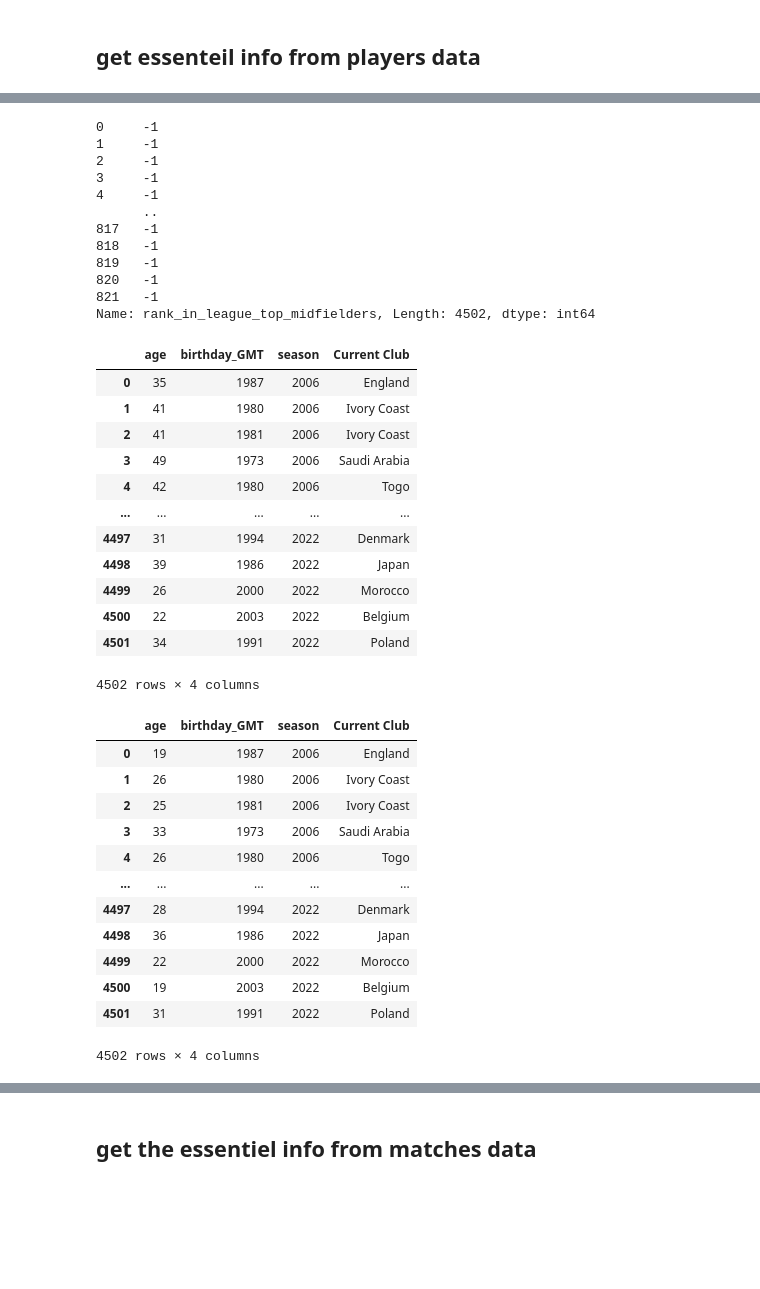
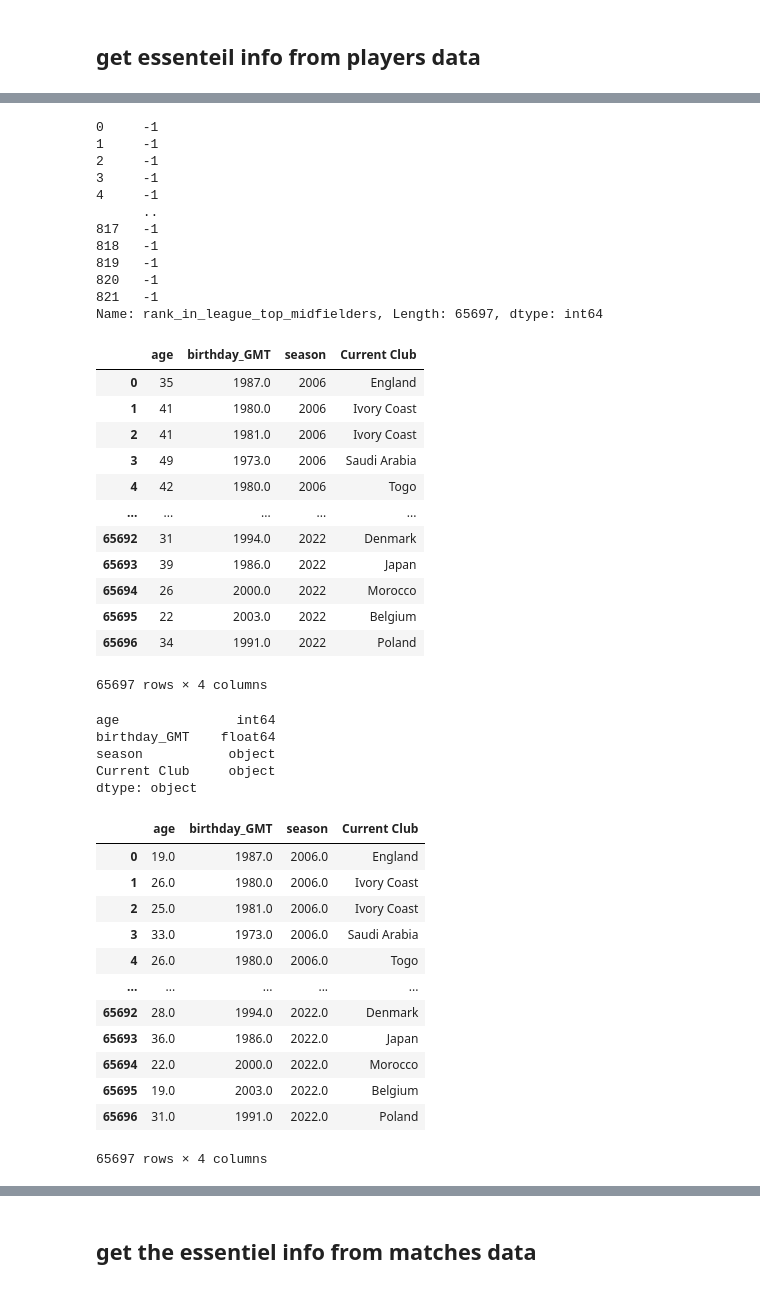
Before and after one commit to yacinemebarki/world_cup_2026_live_prediction, a Jupyter notebook: model_dataExploration/model.ipynb, the cells around one changed output, grey strips where cells are left out. Saved outputs shown, nothing was run; the diff lists cells and outputs as text; code cells hidden in the pictures; blank space fills up the shorter version.

```diff
--- a/model_dataExploration/model.ipynb
+++ b/model_dataExploration/model.ipynb
@@ -88,2 +74,4 @@ print(get_birthyear("1991/05/05"))
 # %%
-players["birthday_GMT"]=players["birthday_GMT"].apply(get_birthyear)
+players["birthday_GMT"]=pd.to_datetime(players["birthday_GMT"],errors="coerce")
+players["birthday_GMT"]=players["birthday_GMT"].dt.year
+players
@@ -168,7 +170,7 @@ players["rank_in_league_top_midfielders"]
 819   -1
 820   -1
 821   -1
-Name: rank_in_league_top_midfielders, Length: 4502, dtype: int64
+Name: rank_in_league_top_midfielders, Length: 65697, dtype: int64
 # %%
 players=players[["age","birthday_GMT","season","Current Club"]]
 players=players.reset_index()
@@ -177,35 +179,44 @@ players=players.drop(columns=["index"])
 players
 # %% [output]
 |  | age | birthday_GMT | season | Current Club |
-| 0 | 35 | 1987 | 2006 | England |
-| 1 | 41 | 1980 | 2006 | Ivory Coast |
-| 2 | 41 | 1981 | 2006 | Ivory Coast |
-| 3 | 49 | 1973 | 2006 | Saudi Arabia |
-| 4 | 42 | 1980 | 2006 | Togo |
+| 0 | 35 | 1987.0 | 2006 | England |
+| 1 | 41 | 1980.0 | 2006 | Ivory Coast |
+| 2 | 41 | 1981.0 | 2006 | Ivory Coast |
+| 3 | 49 | 1973.0 | 2006 | Saudi Arabia |
+| 4 | 42 | 1980.0 | 2006 | Togo |
 | ... | ... | ... | ... | ... |
-| 4497 | 31 | 1994 | 2022 | Denmark |
-| 4498 | 39 | 1986 | 2022 | Japan |
-| 4499 | 26 | 2000 | 2022 | Morocco |
-| 4500 | 22 | 2003 | 2022 | Belgium |
-| 4501 | 34 | 1991 | 2022 | Poland |
+| 65692 | 31 | 1994.0 | 2022 | Denmark |
+| 65693 | 39 | 1986.0 | 2022 | Japan |
+| 65694 | 26 | 2000.0 | 2022 | Morocco |
+| 65695 | 22 | 2003.0 | 2022 | Belgium |
+| 65696 | 34 | 1991.0 | 2022 | Poland |
-4502 rows × 4 columns
+65697 rows × 4 columns
+# %%
+print(players.dtypes)
+# %% [output]
+age               int64
+birthday_GMT    float64
+season           object
+Current Club     object
+dtype: object
 # %%
+players["season"]=pd.to_numeric(players["season"], errors="coerce")
 players["age"]=players.apply(lambda row:(row["season"]-row["birthday_GMT"]),axis=1)
 players
 # %% [output]
 |  | age | birthday_GMT | season | Current Club |
-| 0 | 19 | 1987 | 2006 | England |
-| 1 | 26 | 1980 | 2006 | Ivory Coast |
-| 2 | 25 | 1981 | 2006 | Ivory Coast |
-| 3 | 33 | 1973 | 2006 | Saudi Arabia |
-| 4 | 26 | 1980 | 2006 | Togo |
+| 0 | 19.0 | 1987.0 | 2006.0 | England |
+| 1 | 26.0 | 1980.0 | 2006.0 | Ivory Coast |
+| 2 | 25.0 | 1981.0 | 2006.0 | Ivory Coast |
+| 3 | 33.0 | 1973.0 | 2006.0 | Saudi Arabia |
+| 4 | 26.0 | 1980.0 | 2006.0 | Togo |
 | ... | ... | ... | ... | ... |
-| 4497 | 28 | 1994 | 2022 | Denmark |
-| 4498 | 36 | 1986 | 2022 | Japan |
-| 4499 | 22 | 2000 | 2022 | Morocco |
-| 4500 | 19 | 2003 | 2022 | Belgium |
-| 4501 | 31 | 1991 | 2022 | Poland |
+| 65692 | 28.0 | 1994.0 | 2022.0 | Denmark |
+| 65693 | 36.0 | 1986.0 | 2022.0 | Japan |
+| 65694 | 22.0 | 2000.0 | 2022.0 | Morocco |
+| 65695 | 19.0 | 2003.0 | 2022.0 | Belgium |
+| 65696 | 31.0 | 1991.0 | 2022.0 | Poland |
-4502 rows × 4 columns
+65697 rows × 4 columns
 # %%
 players=players.groupby(["Current Club","season"])["age"].mean()
 players=players.reset_index()
```
Also changed, not shown: parts of 19 cells of this notebook, 44 other files.
